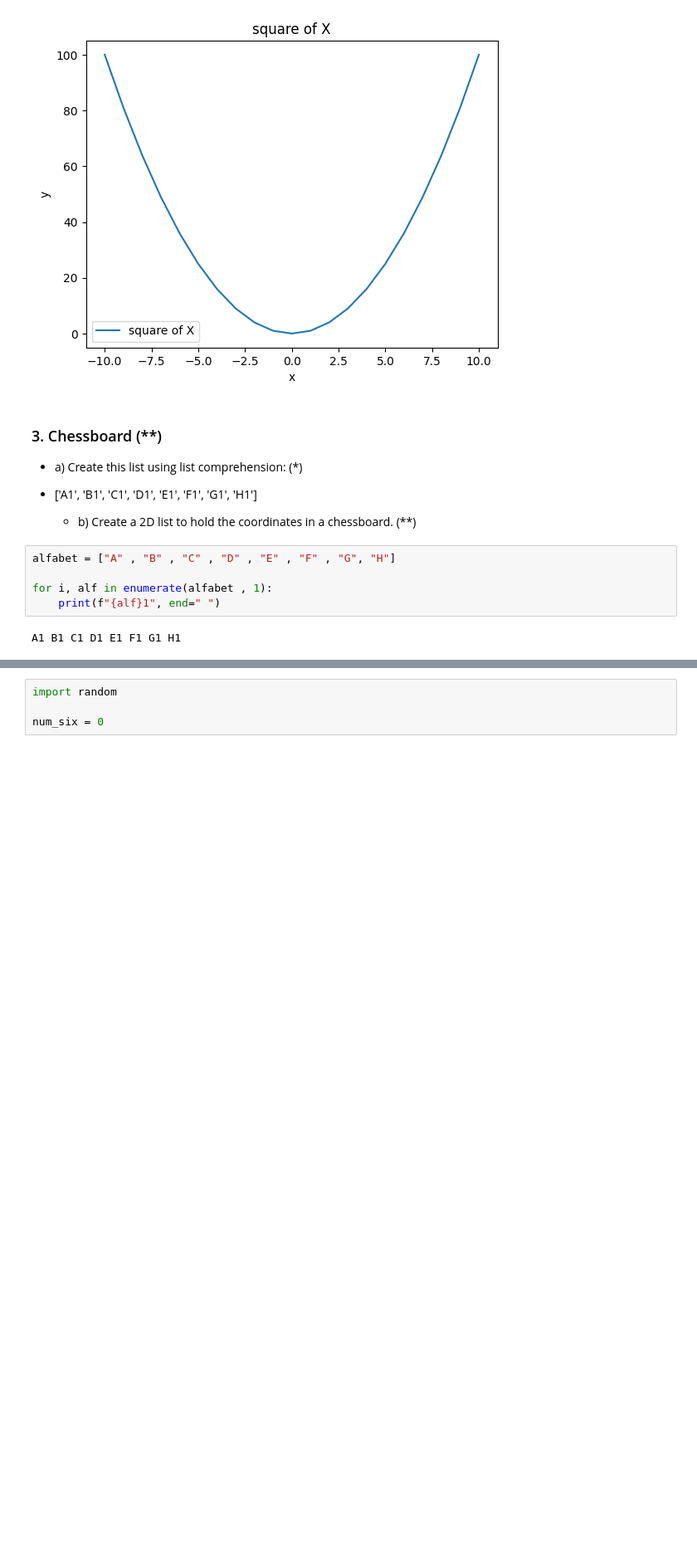
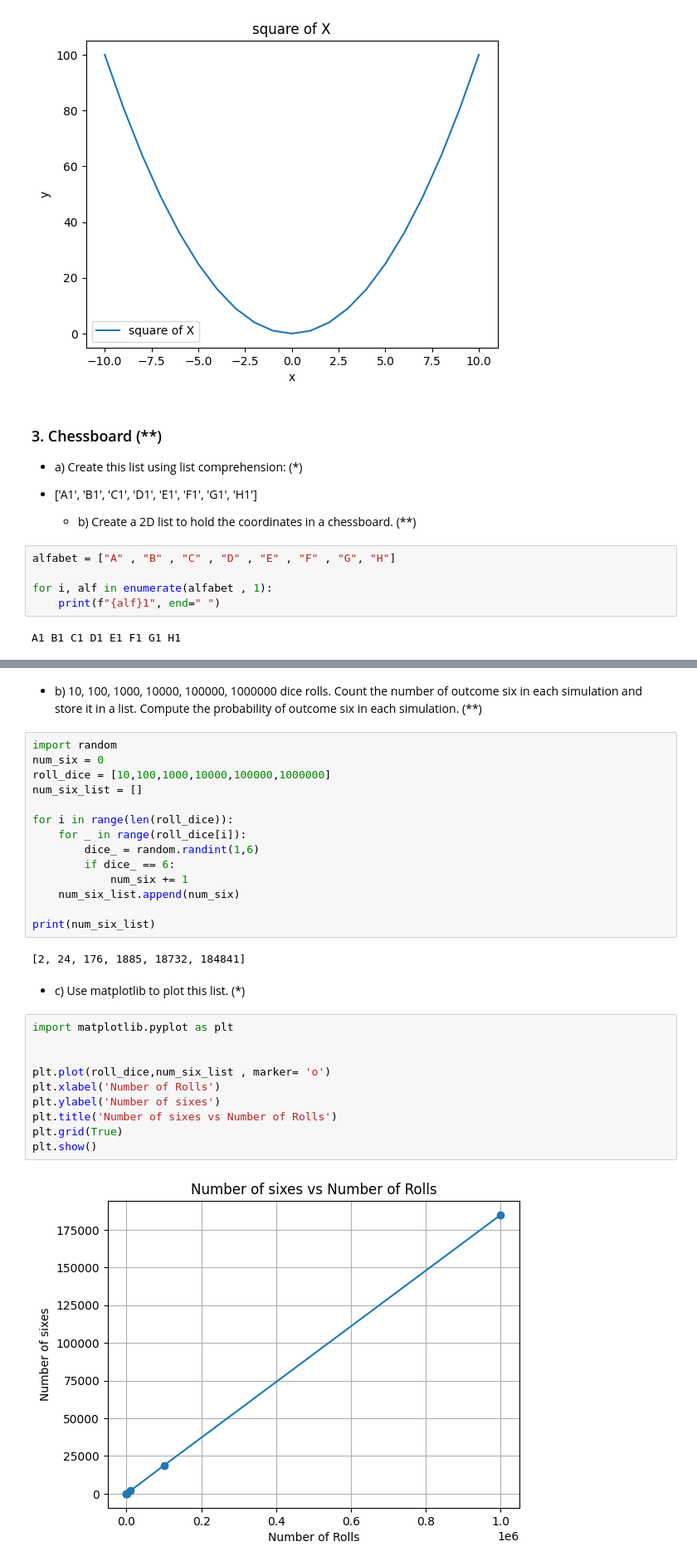
Before and after one commit to mosendamnit/Python-Muhsin-Ahmad-OPA23, a Jupyter notebook: exercises/0.04_list.ipynb, the cells around one changed output, grey strips where cells are left out. Shown at 83% size. Drawn from its saved outputs; the diff is of its cells as text; blank space fills up the shorter version.

```diff
--- a/exercises/0.04_list.ipynb
+++ b/exercises/0.04_list.ipynb
@@ -157,4 +153,32 @@ the number of six is 18 in 100
-# %%
-import random
-
-num_six = 0
+# %% [markdown]
+- b)   10, 100, 1000, 10000, 100000, 1000000 dice rolls. Count the number of outcome six in each simulation and store it in a list. Compute the probability of outcome six in each simulation. (**)
+# %%
+import random
+num_six = 0
+roll_dice = [10,100,1000,10000,100000,1000000]
+num_six_list = []
+
+for i in range(len(roll_dice)):
+    for _ in range(roll_dice[i]):
+        dice_ = random.randint(1,6)
+        if dice_ == 6:
+            num_six += 1
+    num_six_list.append(num_six)
+
+print(num_six_list)
+# %% [output]
+[2, 24, 176, 1885, 18732, 184841]
+# %% [markdown]
+- c)   Use matplotlib to plot this list. (*)
+# %%
+import matplotlib.pyplot as plt
+
+
+plt.plot(roll_dice,num_six_list , marker= 'o')
+plt.xlabel('Number of Rolls')
+plt.ylabel('Number of sixes')
+plt.title('Number of sixes vs Number of Rolls')
+plt.grid(True)
+plt.show()
+# %% [output]
+[figure, added]
```
Also changed, not shown: parts of 2 cells of this notebook, 2 other files.
